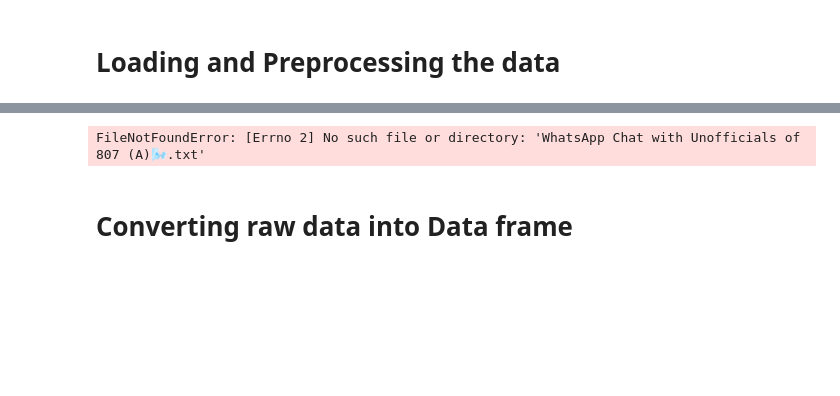
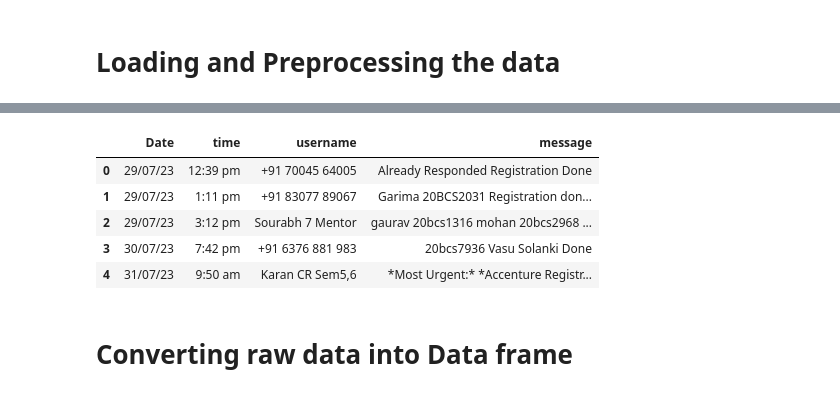
Before and after one commit to Gourav052003/WhatsApp-Chat-Analyzer, a Jupyter notebook: Analysis.ipynb, the cells around one changed output, grey strips where cells are left out. Saved outputs shown, nothing was run; the diff lists cells and outputs as text; code cells hidden in the pictures; blank space fills up the shorter version.

```diff
--- a/Analysis.ipynb
+++ b/Analysis.ipynb
@@ -172,61 +177,12 @@ chat_table.head()
-# %%
-message_date = []
-message_time = []
-chats=[]
-username=[]
-
-with open("WhatsApp Chat with Unofficials of 807 (A)🌬️.txt",encoding='utf-8') as f:
-    txt=""
-    for i in f:
-
-        i = i.replace("\n"," ")
-        date=i.split(",")
-
-        if(len(date[0].split("/"))==3): # for extracting date
-
-                if(txt!=""): #for continuing chat
-                    chats[len(chats)-1]=chats[len(chats)-1]+txt
-
-
-                txt=""
-
-                time=i.split("-")
-                time = time[0].split(",")
-
-                if(len(time)>1): #for preventing misbehave
-                    time = time[1].split(' ')
-
-                    if(len(time)==4):
-
-                        if(time[2]=='PM' or time[2]=='AM'): #for confirmtion of time
-
-                            if(time[2]!=''):# preventing misbehave of data
-                                description=i.split('- ')
-
-                                if 'created group' not in description[1] and\
-                                'joined using this' not in description[1] and\
-                                'Messages and calls are end-to-end encrypted' not in description[1] and\
-                                'This message was deleted' not in description[1] and\
-                                'admin' not in description[1] and\
-                                'removed' not in description[1]and \
-                                'added' not in description[1] and\
-                                'disappearing messages' not in description[1] and\
-                                'blocked' not in description[1] and 'unblock' not in description[1] and\
-                                'changed' not in description[1] and 'left' not in description[1]:
-                                    user=description[1].split(": ")
-                                    description=description[1].split(": ")[1]
-
-                                    message_date.append(date[0])
-                                    message_time.append(time[1]+" "+time[2])
-                                    chats.append(description)
-                                    username.append(user[0])
-        else:
-            txt = txt+i;
-
-
-       ["created group","joined using this","Messages and calls are end-to-end encrypted","This message was deleted","admin","removed","disappearing messages","blocked","unblock","changed","left"]
-# %% [output]
-FileNotFoundError: [Errno 2] No such file or directory: 'WhatsApp Chat with Unofficials of 807 (A)🌬️.txt'
+# %%
+without_notifications.head()
+# %% [output]
+|  | Date | time | username | message |
+| 0 | 29/07/23 | 12:39 pm | +91 70045 64005 | Already Responded Registration Done |
+| 1 | 29/07/23 | 1:11 pm | +91 83077 89067 | Garima 20BCS2031 Registration don... |
+| 2 | 29/07/23 | 3:12 pm | Sourabh 7 Mentor | gaurav 20bcs1316 mohan 20bcs2968 ... |
+| 3 | 30/07/23 | 7:42 pm | +91 6376 881 983 | 20bcs7936 Vasu Solanki Done |
+| 4 | 31/07/23 | 9:50 am | Karan CR Sem5,6 | *Most Urgent:* *Accenture Registr... |
 # %% [markdown]
 # Converting raw data into Data frame
 # %%
```
Also changed, not shown: parts of 6 cells of this notebook.
